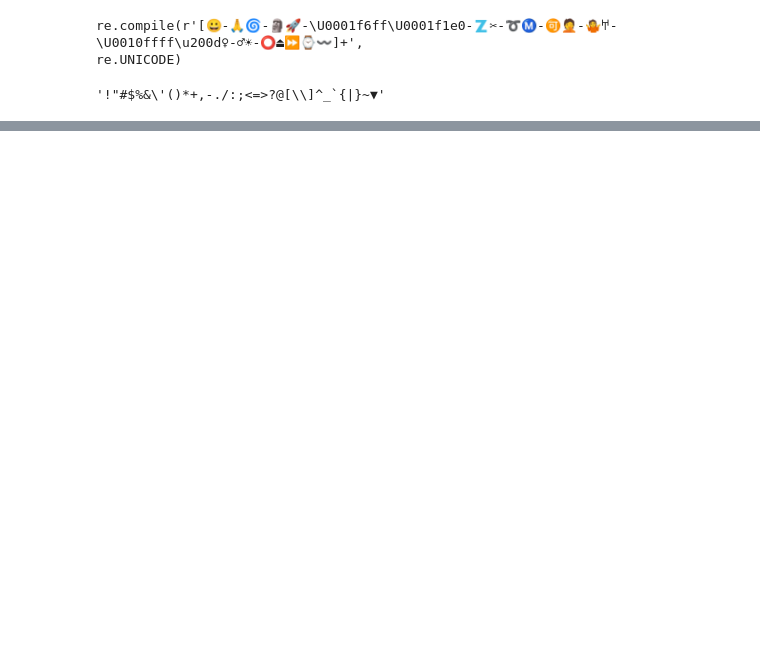
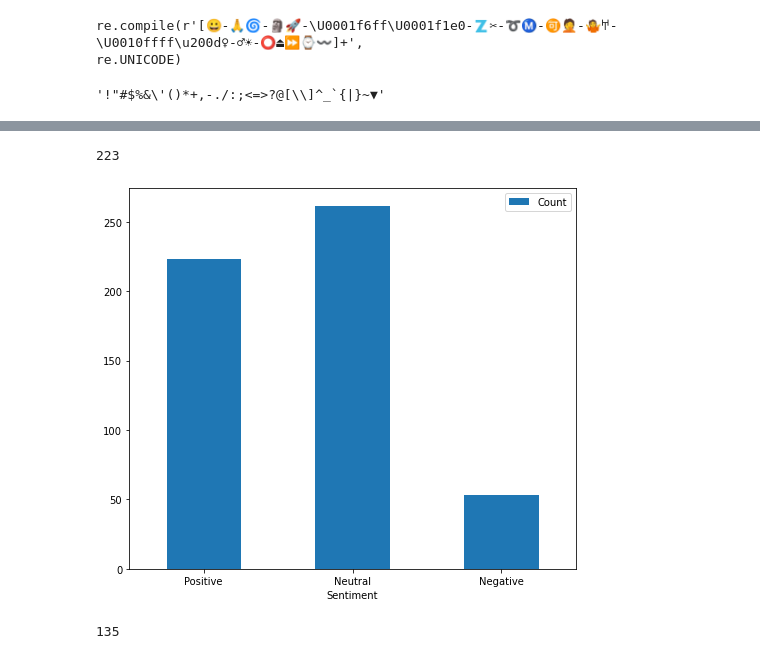
Before and after one commit to bmd1209/Using-NLP-to-predict-currency-movement, a Jupyter notebook: Sentiment_analyzer.ipynb, the cells around one changed output, grey strips where cells are left out. Saved outputs shown, nothing was run; the diff lists cells and outputs as text; code cells hidden in the pictures; blank space fills up the shorter version.

```diff
--- a/Sentiment_analyzer.ipynb
+++ b/Sentiment_analyzer.ipynb
@@ -254,6 +280,26 @@ print(combined_df.columns)
 # %%
-data = [combined_df["timestamp"], combined_df["close_x"],combined_df["target_x"],combined_df["sentiment_comp"], combined_df["sentiment_neg"], combined_df["sentiment_pos"]]
+data1 = [initial_db2["timestamp"],
+        initial_db2["close_x"],
+        initial_db2["target_x"],
+        initial_db2["sentiment_comp1"],
+        initial_db2["sentiment_neg1"],
+        initial_db2["sentiment_pos1"]]
 
-df3 = pd.concat(data, axis=1)
-df3
+data2 = [initial_db2["timestamp"],
+        initial_db2["close_x"],
+        initial_db2["target_x"],
+        initial_db2["sentiment_comp2"],
+        initial_db2["sentiment_neg2"],
+        initial_db2["sentiment_pos2"]]
+
+data3 = [initial_db2["timestamp"],
+        initial_db2["close_x"],
+        initial_db2["target_x"],
+        initial_db2["sentiment_comp3"],
+        initial_db2["sentiment_neg3"],
+        initial_db2["sentiment_pos3"]]
+
+df1 = pd.concat(data1, axis=1)
+df2 = pd.concat(data2, axis=1)
+df3 = pd.concat(data3, axis=1)
 # %%
@@ -263,0 +354,4 @@ print(df_anchor)
+# %%
+#data news set 1
+#reset date-time as the index
+df1 =df1.set_index('timestamp')
@@ -263,0 +391,25 @@ print(df_anchor)
+# %%
+#Datasource 1:CoinJournal Tweet
+# extract the differemt sentiment - pos, neu, neg
+pos_df1 = df1[df1['sentiment_comp1'] > 0]
+neu_df1 = df1[df1['sentiment_comp1'] == 0]
+neg_df1 = df1[df1['sentiment_comp1'] < 0]
+len(pos_df1)
+# %% [output]
+223
+# %%
+d = {'Sentiment': ['Positive', 'Neutral', 'Negative'],
+     'Count': [len(pos_df1), len(neu_df1),len(neg_df1)]}
+pd.DataFrame(d).set_index('Sentiment').plot(kind='bar', figsize=(8, 7), rot=0)
+_ = plt.xlabel("Sentiment")
+# %% [output]
+[figure, added]
+# %%
+
+# extract the differemt sentiment - from DATA SOURCE #3:CryptoCurrency News Tweet
+pos_df3 = df3[df3['sentiment_comp3'] > 0]
+neu_df3 = df3[df3['sentiment_comp3'] == 0]
+neg_df3 = df3[df3['sentiment_comp3'] < 0]
+len(pos_df3)
+# %% [output]
+135
```
Also changed, not shown: parts of 41 cells of this notebook, 13 other files.
